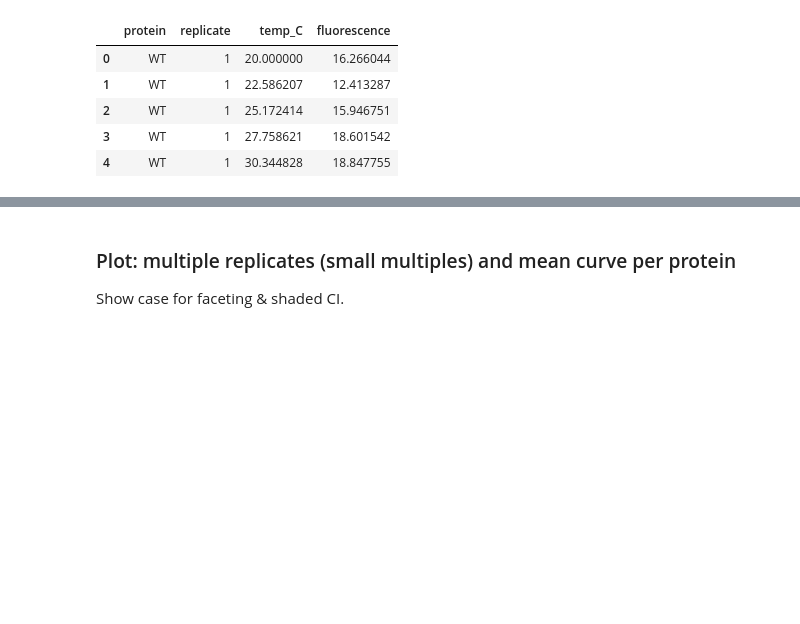
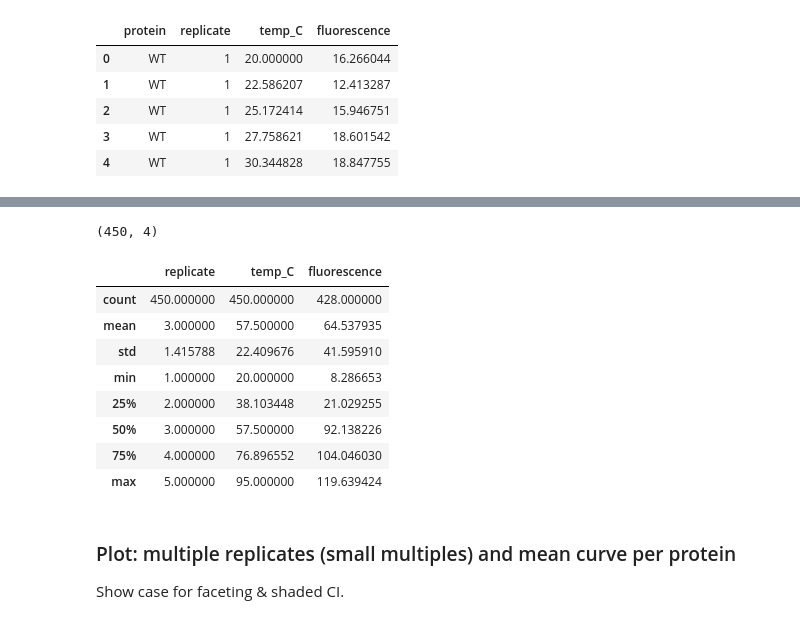
Before and after one commit to Hassan-Haydar/DSA103, a Jupyter notebook: LifeScienceData/lecture18/visualisation.ipynb, the cells around one changed output, grey strips where cells are left out. Cells and saved outputs as stored; diff of their text form; code cells hidden in the pictures; blank space fills up the shorter version.

```diff
--- a/LifeScienceData/lecture18/visualisation.ipynb
+++ b/LifeScienceData/lecture18/visualisation.ipynb
@@ -99,3 +130,19 @@ protein_melting_df.head()
+# %%
+protein_melting_df.shape
+# %% [output]
+(450, 4)
+# %%
+protein_melting_df.describe()
+# %% [output]
+|  | replicate | temp_C | fluorescence |
+| count | 450.000000 | 450.000000 | 428.000000 |
+| mean | 3.000000 | 57.500000 | 64.537935 |
+| std | 1.415788 | 22.409676 | 41.595910 |
+| min | 1.000000 | 20.000000 | 8.286653 |
+| 25% | 2.000000 | 38.103448 | 21.029255 |
+| 50% | 3.000000 | 57.500000 | 92.138226 |
+| 75% | 4.000000 | 76.896552 | 104.046030 |
+| max | 5.000000 | 95.000000 | 119.639424 |
 # %% [markdown]
 ### Plot: multiple replicates (small multiples) and mean curve per protein
 Show case for faceting & shaded CI.
```
Also changed, not shown: parts of 7 cells of this notebook.
